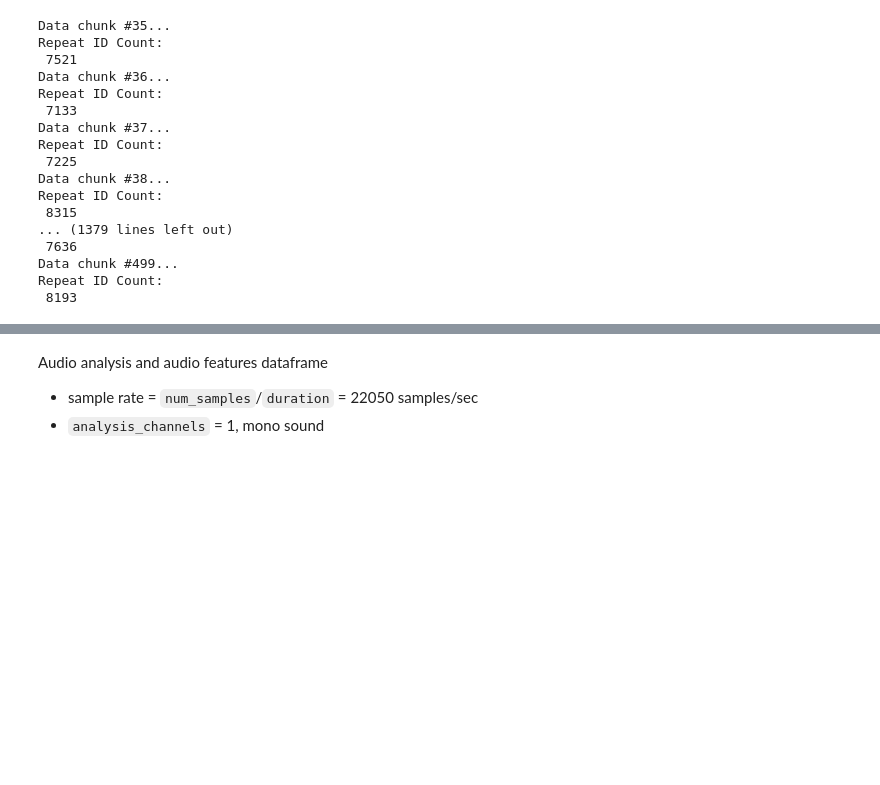
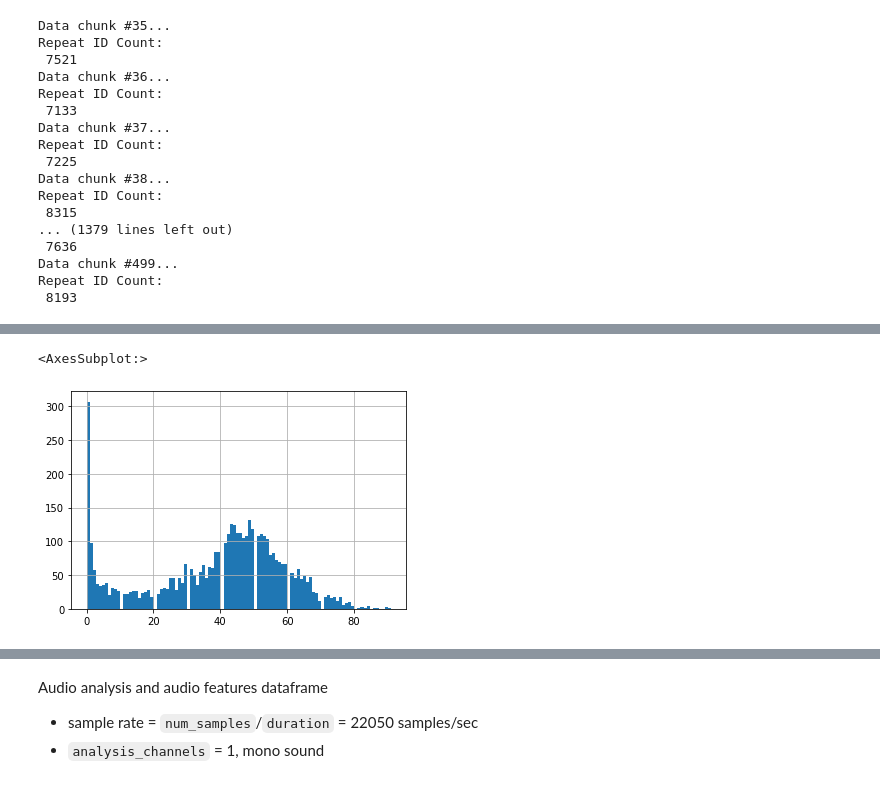
Before and after one commit to NicholasIndorf/HipHopPopularity, a Jupyter notebook: spotify_data_get.ipynb, the cells around one changed output, grey strips where cells are left out. Saved outputs shown, nothing was run; the diff lists cells and outputs as text; code cells hidden in the pictures; blank space fills up the shorter version.

```diff
--- a/spotify_data_get.ipynb
+++ b/spotify_data_get.ipynb
@@ -143,0 +263,6 @@ Remove dupes
+# %%
+# songs without mp3s skew slightly more popular
+track_df[track_df['preview_url'].isna()]['popularity'].hist(bins=100)
+# %% [output]
+<AxesSubplot:>
+[figure, added]
```
Also changed, not shown: parts of 24 cells of this notebook.
